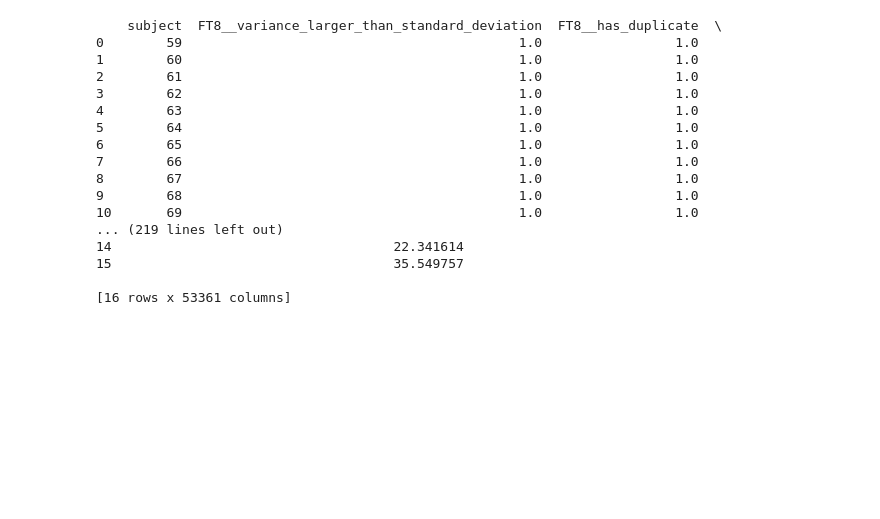
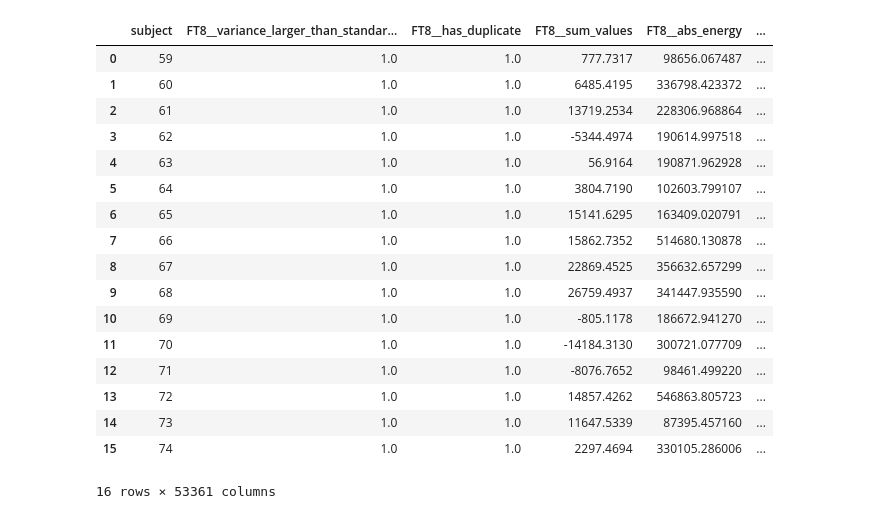
Before and after one commit to cgpayne/electropsychographer, a Jupyter notebook: notebooks/PCA_prototype.ipynb, the cells around one changed output. Cells and saved outputs as stored; diff of their text form; code cells hidden in the pictures; blank space fills up the shorter version.

Commit message:
print -> display in PCA_prototype.ipynb

```diff
--- a/notebooks/PCA_prototype.ipynb
+++ b/notebooks/PCA_prototype.ipynb
@@ -10,29 +10,30 @@ import numpy as np
 # %%
 # load in the data
 
 data_dir = '../data/intermediates'
 fname = 'feature_gen_cond1_pat59to74.csv'
 
 X = pd.read_csv(data_dir + '/' + fname)
-print(X)
+display(X)
 # %% [output]
+|  | subject | FT8__variance_larger_than_standar... | FT8__has_duplicate | FT8__sum_values | FT8__abs_energy | ... |
+| 0 | 59 | 1.0 | 1.0 | 777.7317 | 98656.067487 | ... |
+| 1 | 60 | 1.0 | 1.0 | 6485.4195 | 336798.423372 | ... |
+| 2 | 61 | 1.0 | 1.0 | 13719.2534 | 228306.968864 | ... |
+| 3 | 62 | 1.0 | 1.0 | -5344.4974 | 190614.997518 | ... |
+| 4 | 63 | 1.0 | 1.0 | 56.9164 | 190871.962928 | ... |
+| 5 | 64 | 1.0 | 1.0 | 3804.7190 | 102603.799107 | ... |
+| 6 | 65 | 1.0 | 1.0 | 15141.6295 | 163409.020791 | ... |
+| 7 | 66 | 1.0 | 1.0 | 15862.7352 | 514680.130878 | ... |
+| 8 | 67 | 1.0 | 1.0 | 22869.4525 | 356632.657299 | ... |
+| 9 | 68 | 1.0 | 1.0 | 26759.4937 | 341447.935590 | ... |
+| 10 | 69 | 1.0 | 1.0 | -805.1178 | 186672.941270 | ... |
+| 11 | 70 | 1.0 | 1.0 | -14184.3130 | 300721.077709 | ... |
+| 12 | 71 | 1.0 | 1.0 | -8076.7652 | 98461.499220 | ... |
+| 13 | 72 | 1.0 | 1.0 | 14857.4262 | 546863.805723 | ... |
+| 14 | 73 | 1.0 | 1.0 | 11647.5339 | 87395.457160 | ... |
+| 15 | 74 | 1.0 | 1.0 | 2297.4694 | 330105.286006 | ... |
-    subject  FT8__variance_larger_than_standard_deviation  FT8__has_duplicate  \
-0        59                                           1.0                 1.0
-1        60                                           1.0                 1.0
-2        61                                           1.0                 1.0
-3        62                                           1.0                 1.0
-4        63                                           1.0                 1.0
-5        64                                           1.0                 1.0
-6        65                                           1.0                 1.0
-7        66                                           1.0                 1.0
-8        67                                           1.0                 1.0
-9        68                                           1.0                 1.0
-10       69                                           1.0                 1.0
-... (219 lines left out)
-14                                    22.341614
-15                                    35.549757
-
-[16 rows x 53361 columns]
+16 rows × 53361 columns
 # %%
 # create the response vector
 
```
Also changed, not shown: parts of 7 cells of this notebook.
